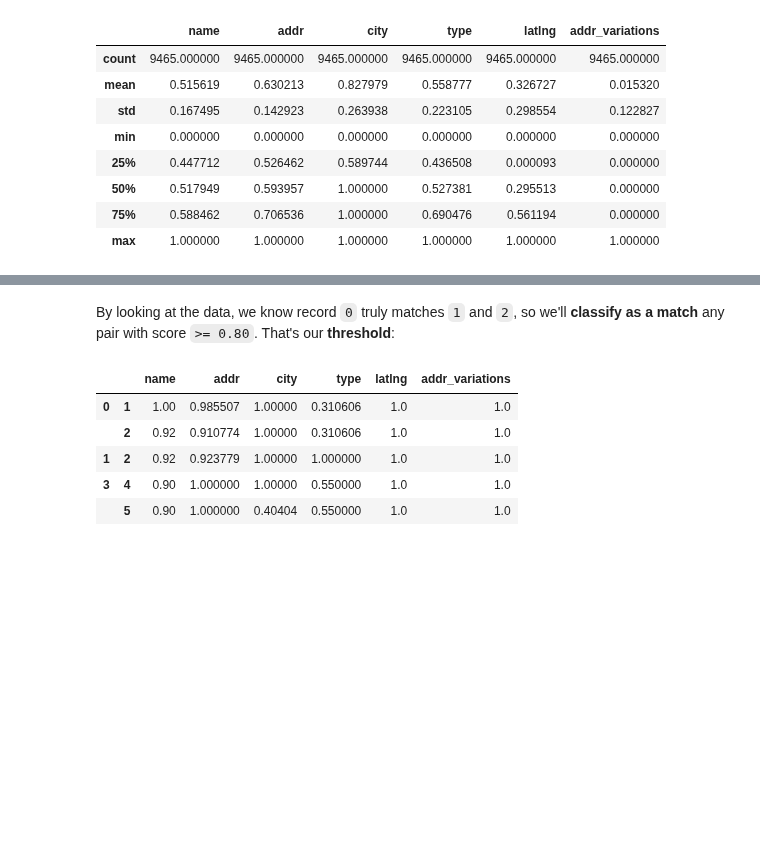
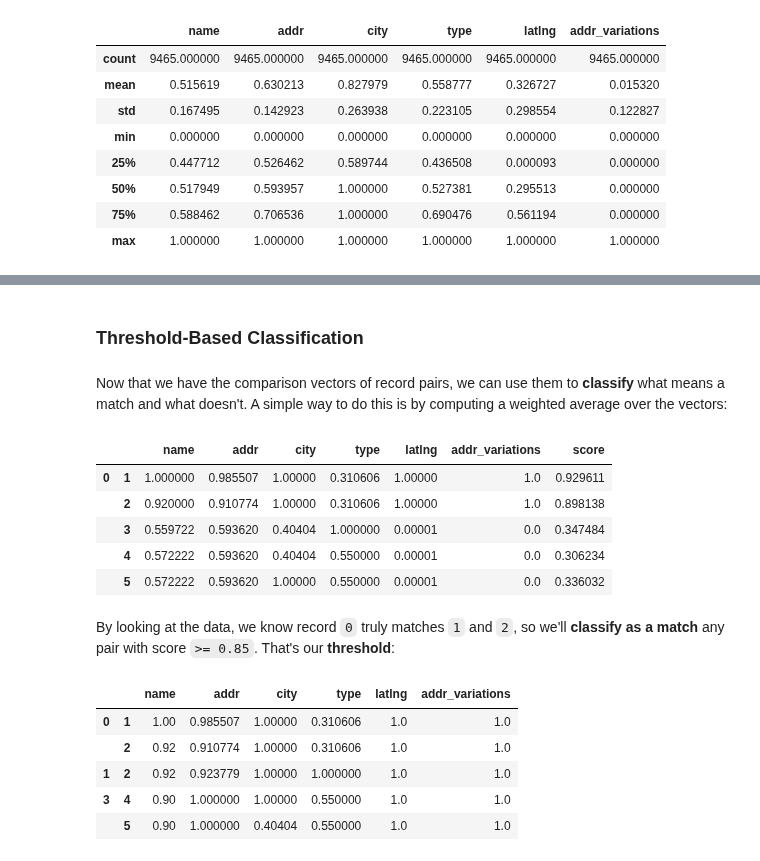
Before and after one commit to vintasoftware/deduplication-slides, a Jupyter notebook: slides.ipynb, the cells around one changed output, grey strips where cells are left out. Cells and saved outputs as stored; diff of their text form; code cells hidden in the pictures; blank space fills up the shorter version.

```diff
--- a/slides.ipynb
+++ b/slides.ipynb
@@ -892,8 +810,26 @@ df.head(6)
 | 3 | art delicatessen | 12224 ventura blvd. | studio city | american | 91604 | 34.142966 | -118.399469 | (12224 ventura boulevard) |
 | 4 | art deli | 12224 ventura blvd. | studio city | delis | 91604 | 34.142966 | -118.399469 | (12224 ventura boulevard) |
 | 5 | art deli | 12224 ventura blvd. | los angeles | delis | 91604 | 34.142966 | -118.399469 | (12224 ventura boulevard) |
+# %% [markdown]
+### Threshold-Based Classification
+# %% [markdown]
+Now that we have the comparison vectors of record pairs, we can use them to **classify** what means a match and what doesn't. A simple way to do this is by computing a weighted average over the vectors:
+# %%
+scores = np.average(
+    comparison_vectors.values,
+    axis=1,
+    weights=[30, 10, 5, 10, 30, 15])
+scored_comparison_vectors = comparison_vectors.assign(score=scores)
+scored_comparison_vectors.head(5)
+# %% [output]
+|  |  | name | addr | city | type | latlng | addr_variations | score |
+| 0 | 1 | 1.000000 | 0.985507 | 1.00000 | 0.310606 | 1.00000 | 1.0 | 0.929611 |
+|  | 2 | 0.920000 | 0.910774 | 1.00000 | 0.310606 | 1.00000 | 1.0 | 0.898138 |
+|  | 3 | 0.559722 | 0.593620 | 0.40404 | 1.000000 | 0.00001 | 0.0 | 0.347484 |
+|  | 4 | 0.572222 | 0.593620 | 0.40404 | 0.550000 | 0.00001 | 0.0 | 0.306234 |
+|  | 5 | 0.572222 | 0.593620 | 1.00000 | 0.550000 | 0.00001 | 0.0 | 0.336032 |
 # %% [markdown]
-By looking at the data, we know record `0` truly matches `1` and `2`, so we'll **classify as a match** any pair with score `>= 0.80`. That's our **threshold**:
+By looking at the data, we know record `0` truly matches `1` and `2`, so we'll **classify as a match** any pair with score `>= 0.85`. That's our **threshold**:
 # %%
 matches = comparison_vectors[
     scored_comparison_vectors['score'] >= 0.85]
```
Also changed, not shown: parts of 95 cells of this notebook, 5 other files.
